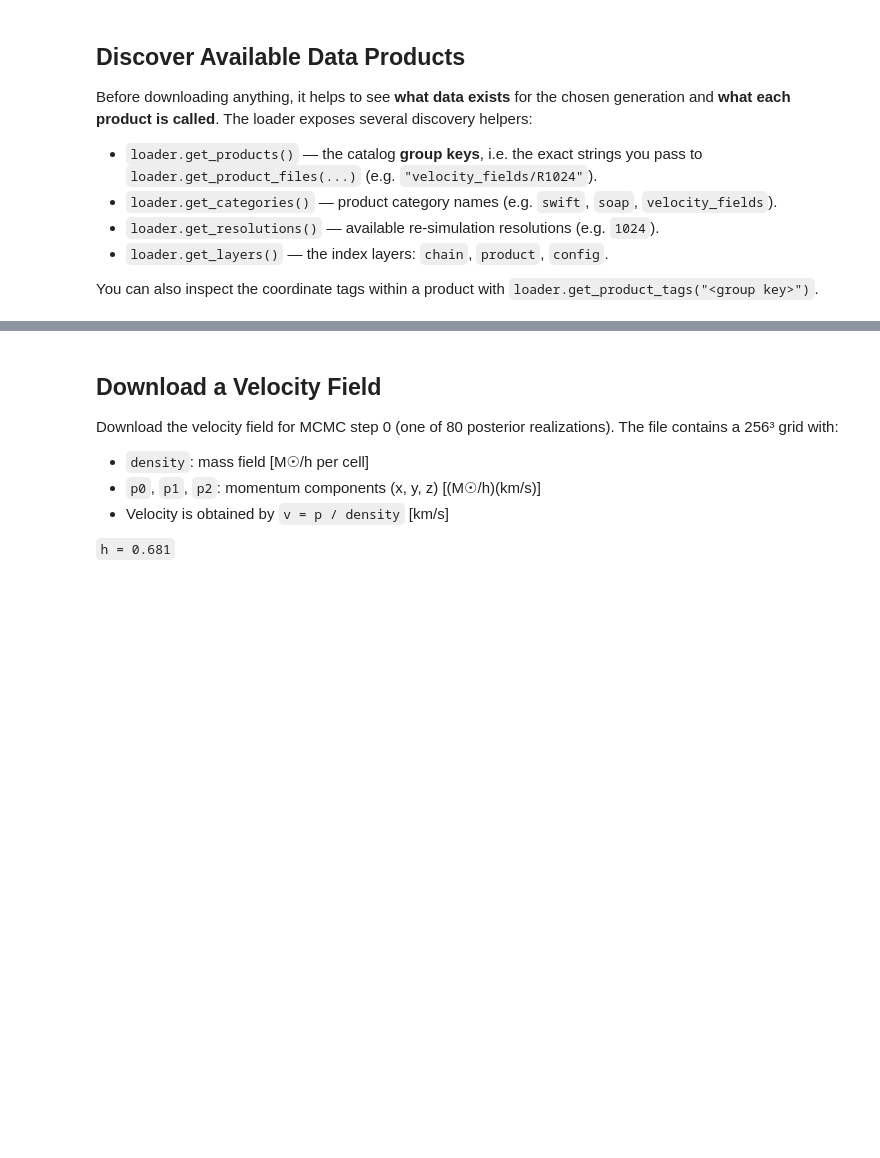
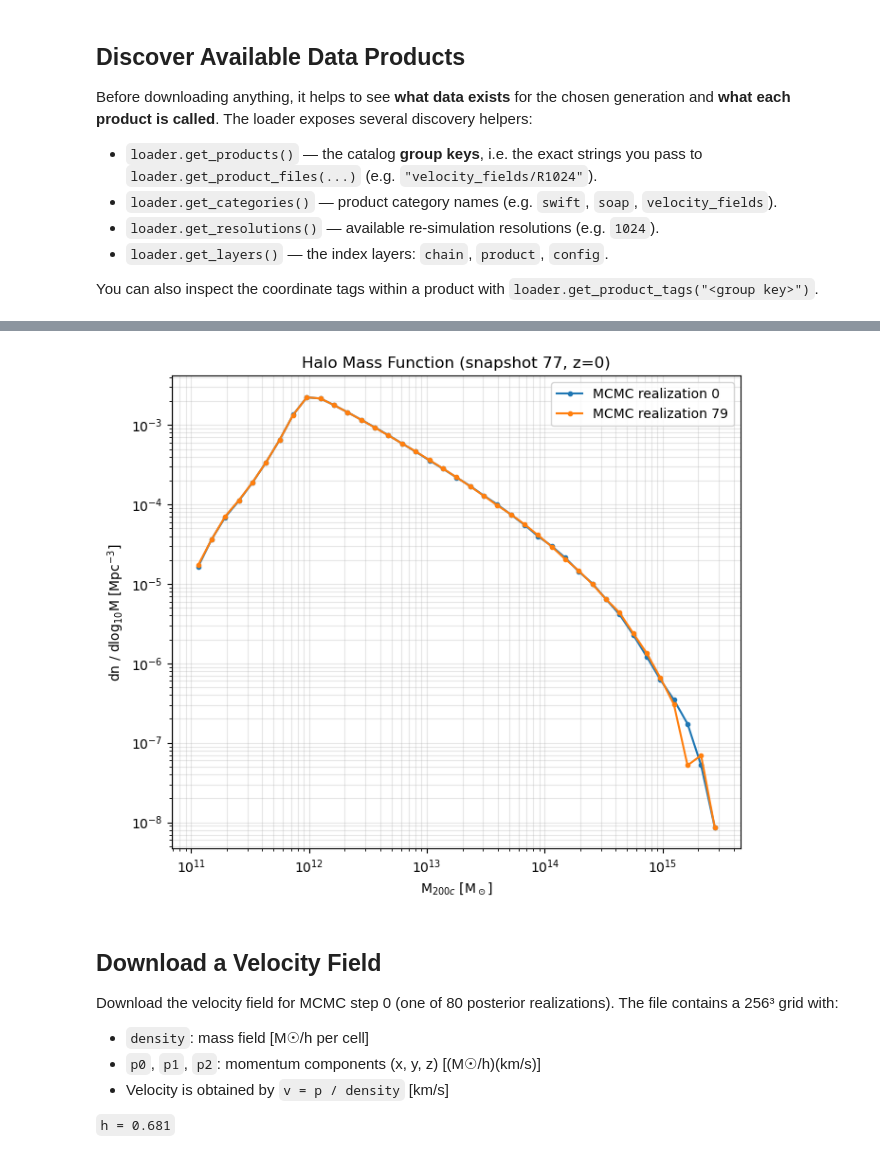
Before and after one commit to stuartmcalpine/manticore_public_scripts, a Jupyter notebook: manticore_data_tutorial.ipynb, the cells around one changed output, grey strips where cells are left out. Saved outputs shown, nothing was run; the diff lists cells and outputs as text; code cells hidden in the pictures; blank space fills up the shorter version.

```diff
--- a/manticore_data_tutorial.ipynb
+++ b/manticore_data_tutorial.ipynb
@@ -90,0 +96,13 @@ Layers:      ['chain', 'product']
+# %%
+import re
+
+# Count the SOAP halo catalogs available for snapshot 77 at resolution 1024.
+# One catalog is produced per MCMC posterior realization.
+soap_catalogs = loader.get_soap_catalog_files(resolution=1024, snapshot_number=77)
+
+print(f"Number of SOAP catalogs for snapshot 77: {len(soap_catalogs)}")
+
+# The MCMC step of each catalog is encoded in its S3 key as "mcmc_<N>".
+# Files are returned in ascending MCMC order.
+mcmc_steps = [int(re.search(r"mcmc_(\d+)", f.key).group(1)) for f in soap_catalogs]
+print(f"MCMC steps: {mcmc_steps}")
@@ -91,3 +155,48 @@ Layers:      ['chain', 'product']
+# %%
+# SOAP halo masses are stored with an h-scale exponent of 0 (i.e. already
+# h-free) in units of 1e10 Msun.
+mass_unit = 1e10  # Msun per raw catalog unit
+
+
+def load_central_halo_masses(path):
+    with h5py.File(path, "r") as f:
+        is_central = f["InputHalos/IsCentral"][:].astype(bool)
+        mass = f["SO/200_crit/TotalMass"][:] * mass_unit  # Msun
+        box_size = f["Header"].attrs["BoxSize"][0]  # Mpc
+
+    # Keep central (host) haloes with a defined SO mass only, so subhaloes
+    # aren't double-counted in the mass function.
+    mask = is_central & (mass > 0)
+    return mass[mask], box_size
+
+
+# Shared log-spaced M200c bins
+mass_bins = np.logspace(11, 15.5, 40)
+log_bin_width = np.diff(np.log10(mass_bins))
+bin_centers = np.sqrt(mass_bins[:-1] * mass_bins[1:])
+
+fig, ax = plt.subplots(figsize=(7, 6))
+
+for mcmc_idx, local_path in soap_local_files.items():
+    masses, box_size = load_central_halo_masses(local_path)
+    volume = box_size**3  # Mpc^3
+
+    counts, _ = np.histogram(masses, bins=mass_bins)
+    dn_dlogm = counts / volume / log_bin_width
+
+    ax.plot(bin_centers, dn_dlogm, marker='o', ms=3, label=f"MCMC realization {mcmc_idx}")
+
+ax.set_xscale('log')
+ax.set_yscale('log')
+ax.set_xlabel(r'M$_{200c}$ [M$_\odot$]')
+ax.set_ylabel(r'dn / dlog$_{10}$M [Mpc$^{-3}$]')
+ax.set_title('Halo Mass Function (snapshot 77, z=0)')
+ax.legend()
+ax.grid(True, which='both', alpha=0.3)
+plt.tight_layout()
+plt.show()
+# %% [output]
+[figure, added]
 # %% [markdown]
 ## Download a Velocity Field
 
```
Also changed, not shown: parts of 9 cells of this notebook.
